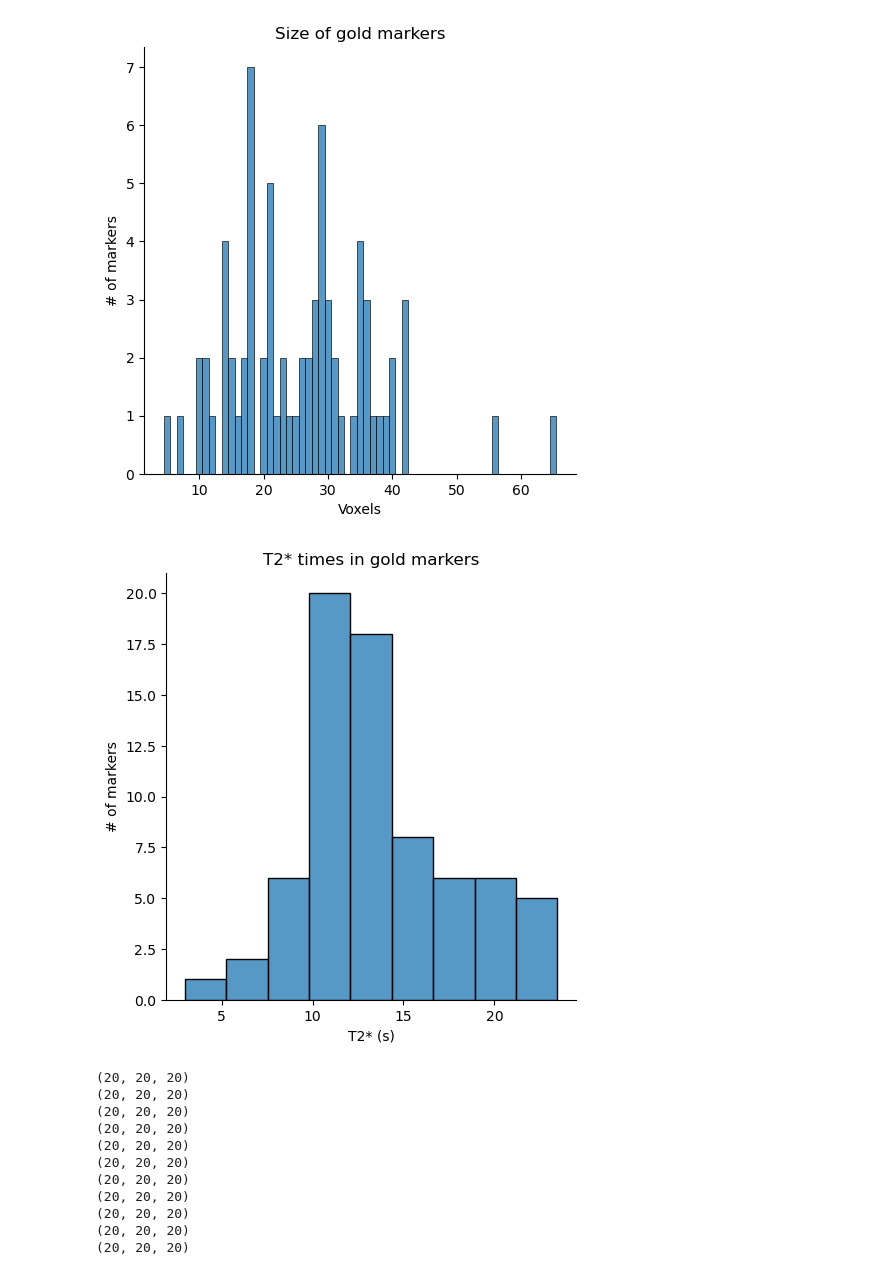
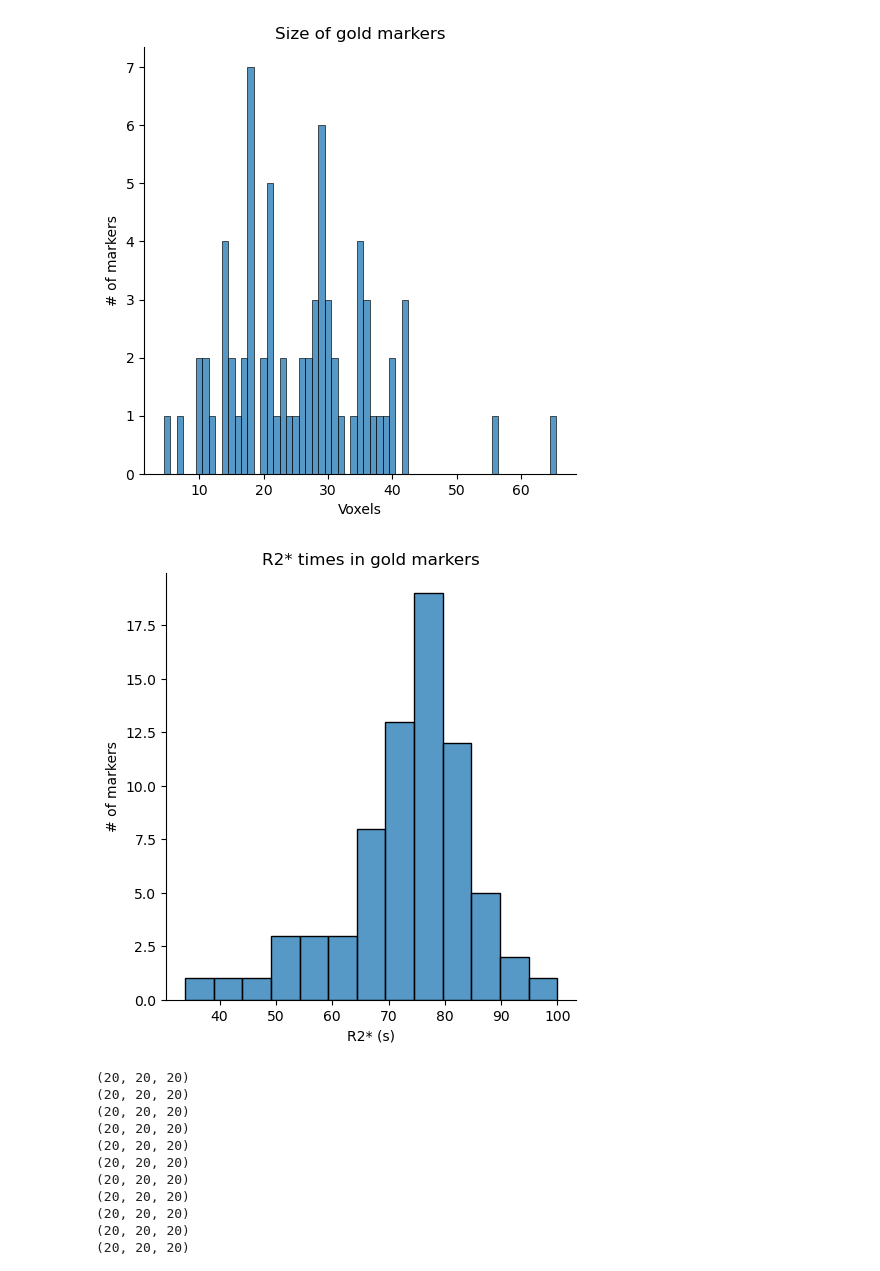
Before and after one commit to astewartau/prostate, a Jupyter notebook: 1_descriptive_stats.ipynb, the cells around one changed output. Saved outputs shown, nothing was run; the diff lists cells and outputs as text; code cells hidden in the pictures.

```diff
--- a/1_descriptive_stats.ipynb
+++ b/1_descriptive_stats.ipynb
@@ -168 +92,13 @@ input_segmentations = gre_seg_clean_files
+# %%
+input_images = mag_files
+#input_segmentations = ct_seg_clean_files
+#raw_segmentations = ct_seg_raw_files
+input_segmentations = gre_seg_clean_files
+raw_segmentations = gre_seg_raw_files
+#clip_data = (0, 100)
+clip_data = None
+#vrange = (0, 1000) # T1w
+#vrange = (0, 0.75) # SWI
+#vrange = (-0.5, +0.5) # QSM
+vrange = (0, 800) # GRE
 # %%
@@ -229,25 +156,26 @@ for i in range(len(input_segmentations)):
     print(input_segmentations[i])
     seg = nib.load(input_segmentations[i]).get_fdata()
     input_data = nib.load(input_images[i]).get_fdata()
-    input_data[input_data == np.inf] = 100
-    input_data[input_data < 0] = 0
-    input_data[input_data > 100] = 100
-    input_data[np.isnan(input_data)] = 0
+    if clip_data is not None:
+        input_data[input_data == np.inf] = clip_data[1]
+        input_data[input_data < 0] = clip_data[0]
+        input_data[input_data > 100] = clip_data[1]
+        input_data[np.isnan(input_data)] = 0
 
     # get region stats
     counts, means, stds = get_region_stats(seg, input_data)
     try:
-        seed_sizes.extend(counts[SegTypeFinal.GOLD_SEED.value])
-        seed_means.extend(means[SegTypeFinal.GOLD_SEED.value])
-        seed_stds.extend(stds[SegTypeFinal.GOLD_SEED.value])
-        seed_segmentations.extend(os.path.split(input_segmentations[i])[1] for x in range(len(counts[SegTypeFinal.GOLD_SEED.value])))
+        seed_sizes.extend(counts[SegTypeClean.GOLD_SEED.value])
+        seed_means.extend(means[SegTypeClean.GOLD_SEED.value])
+        seed_stds.extend(stds[SegTypeClean.GOLD_SEED.value])
+        seed_segmentations.extend(os.path.split(input_segmentations[i])[1] for x in range(len(counts[SegTypeClean.GOLD_SEED.value])))
     except:
         print(f"No goldseed found in {input_segmentations[i]}")
         continue
 
     # get regions
     connected_regions_vals, connected_regions_masks = get_cropped_regions(
-        mask=seg == SegTypeFinal.GOLD_SEED.value,
+        mask=seg == SegTypeClean.GOLD_SEED.value,
         vals=input_data,
         cropsize=20
     )
@@ -311,13 +239,13 @@ plt.show()
 [figure]
 # %%
 sns.displot(seed_data, x='mean')
-plt.xlabel("T2* (s)")
+plt.xlabel("R2* (s)")
 plt.ylabel("# of markers")
-plt.title("T2* times in gold markers")
-plt.savefig("seed_histogram_t2s.png", bbox_inches='tight')
+plt.title("R2* times in gold markers")
+plt.savefig("seed_histogram_r2s.png", bbox_inches='tight')
 plt.show()
 # %% [output]
-[figure, old version]
+[figure, new version]
 # %%
 for i in regions_vals:
     print(i.shape)
```
Also changed, not shown: parts of 13 cells of this notebook, 6 other files.
